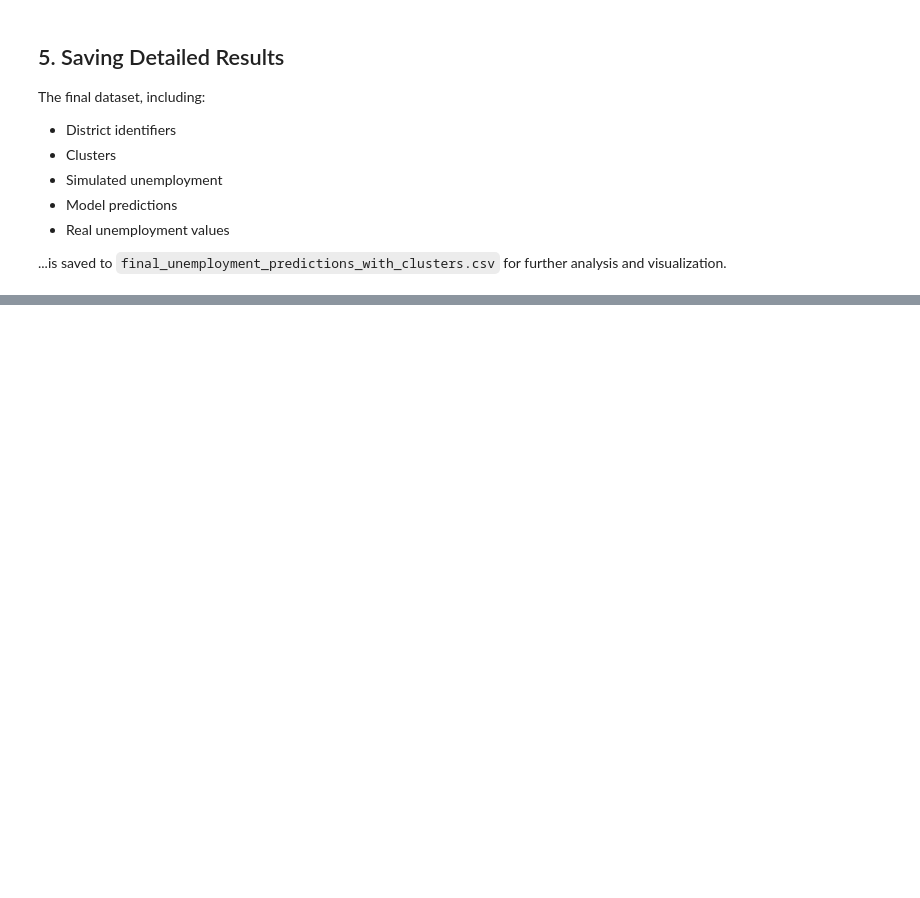
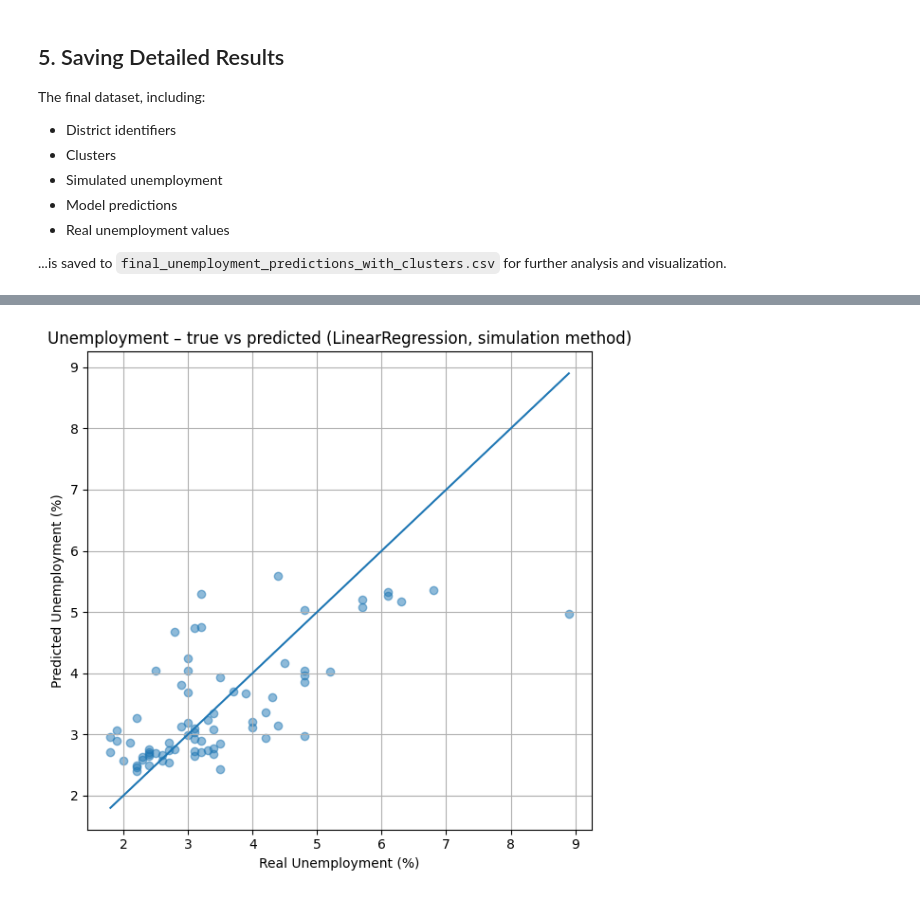
Before and after one commit to LandiCZE/approximation, a Jupyter notebook: unemployment/unemployment.ipynb, the cells around one changed output, grey strips where cells are left out. Cells and saved outputs as stored; diff of their text form; code cells hidden in the pictures; blank space fills up the shorter version.

```diff
--- a/unemployment/unemployment.ipynb
+++ b/unemployment/unemployment.ipynb
@@ -288,0 +325,18 @@ plt.show()
+# %%
+real = df_final["Real_Unemployment"]
+pred = df_final["LinearRegression_Prediction"]
+
+min_val = min(real.min(), pred.min())
+max_val = max(real.max(), pred.max())
+
+plt.figure(figsize=(6, 6))
+plt.scatter(real, pred, alpha=0.5)
+plt.plot([min_val, max_val], [min_val, max_val])
+plt.xlabel("Real Unemployment (%)")
+plt.ylabel("Predicted Unemployment (%)")
+plt.title("Unemployment – true vs predicted (LinearRegression, simulation method)")
+plt.grid(True)
+plt.tight_layout()
+plt.show()
+# %% [output]
+[figure, added]
```
Also changed, not shown: parts of 9 cells of this notebook, 4 other files.
